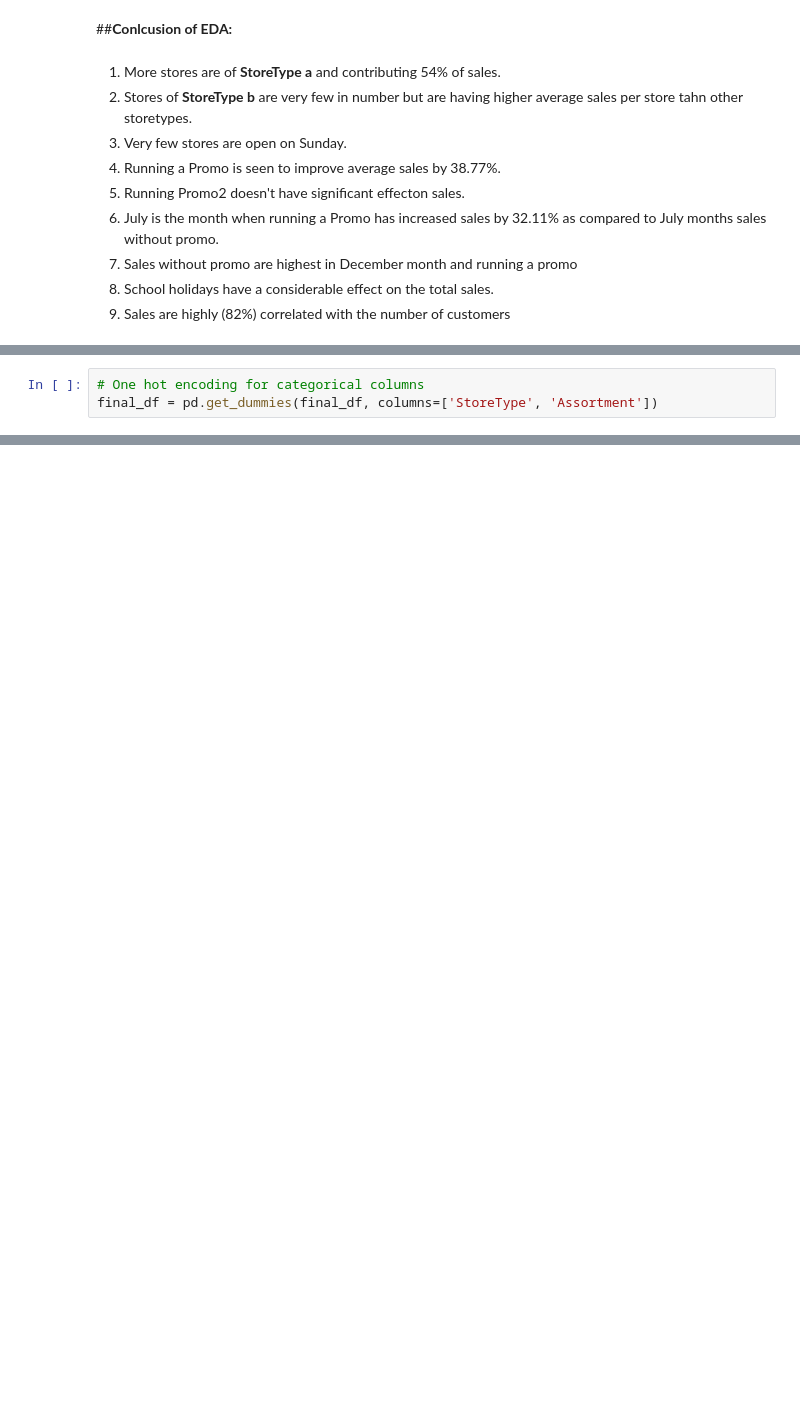
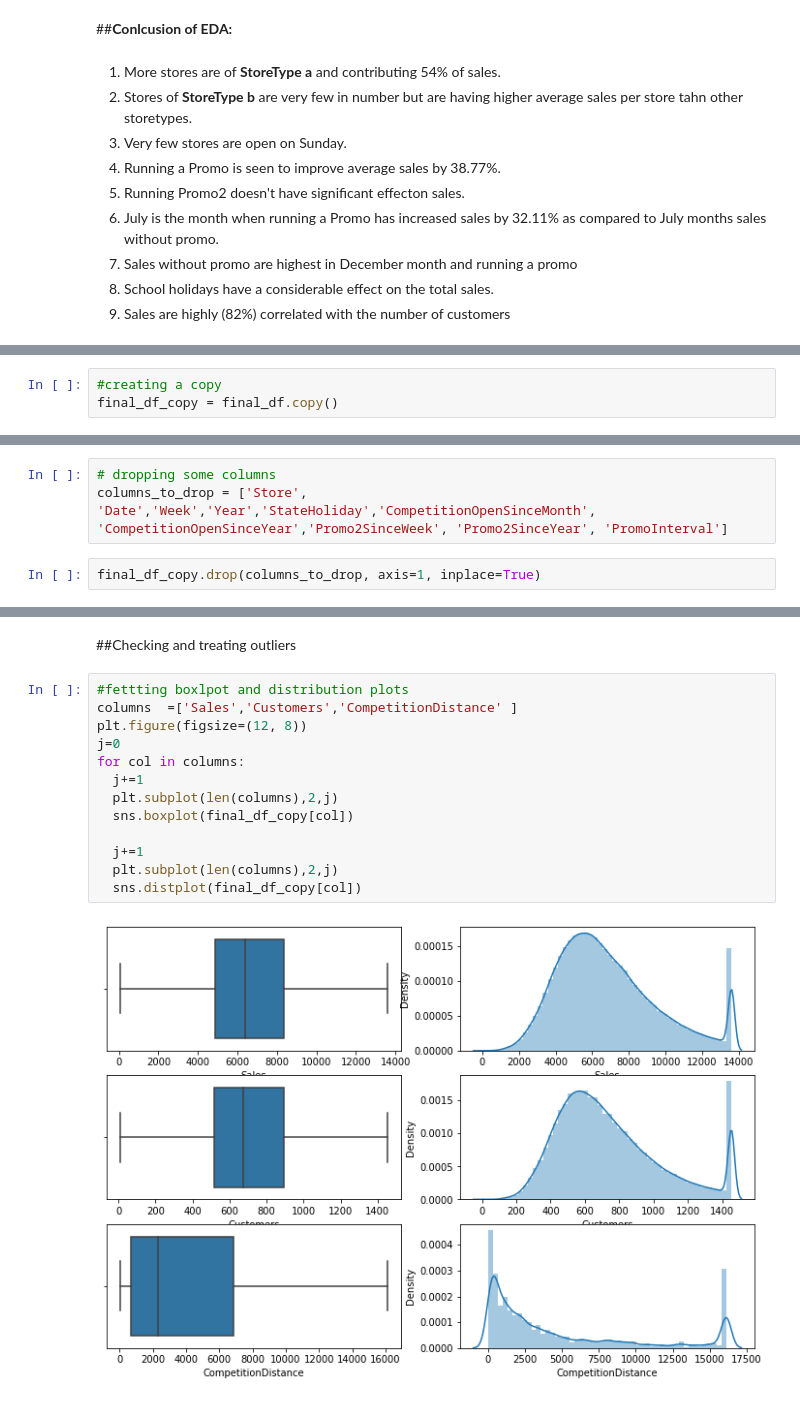
Before and after one commit to pranavdevi28/Rossmann_Sales_Prediction, a Jupyter notebook: Rossmann_Sales_Prediction_Capstone_Project.ipynb, the cells around one changed output, grey strips where cells are left out. Saved outputs shown, nothing was run; the diff lists cells and outputs as text; blank space fills up the shorter version.

```diff
--- a/Rossmann_Sales_Prediction_Capstone_Project.ipynb
+++ b/Rossmann_Sales_Prediction_Capstone_Project.ipynb
@@ -901,3 +816,0 @@ Let's create dummy varibles for categorical columns
-# %%
-# One hot encoding for categorical columns
-final_df = pd.get_dummies(final_df, columns=['StoreType', 'Assortment'])
@@ -912,0 +819,3 @@ final_df.head()
+# %%
+#creating a copy
+final_df_copy = final_df.copy()
@@ -912,0 +824,5 @@ final_df.head()
+# %%
+# dropping some columns
+columns_to_drop = ['Store', 'Date','Week','Year','StateHoliday','CompetitionOpenSinceMonth', 'CompetitionOpenSinceYear','Promo2SinceWeek', 'Promo2SinceYear', 'PromoInterval']
+# %%
+final_df_copy.drop(columns_to_drop, axis=1, inplace=True)
@@ -912,0 +838,17 @@ final_df.head()
+# %% [markdown]
+##Checking and treating outliers
+# %%
+#fettting boxlpot and distribution plots
+columns  =['Sales','Customers','CompetitionDistance' ]
+plt.figure(figsize=(12, 8))
+j=0
+for col in columns:
+  j+=1
+  plt.subplot(len(columns),2,j)
+  sns.boxplot(final_df_copy[col])
+
+  j+=1
+  plt.subplot(len(columns),2,j)
+  sns.distplot(final_df_copy[col])
+# %% [output]
+[figure, added]
```
Also changed, not shown: parts of 74 cells of this notebook.
